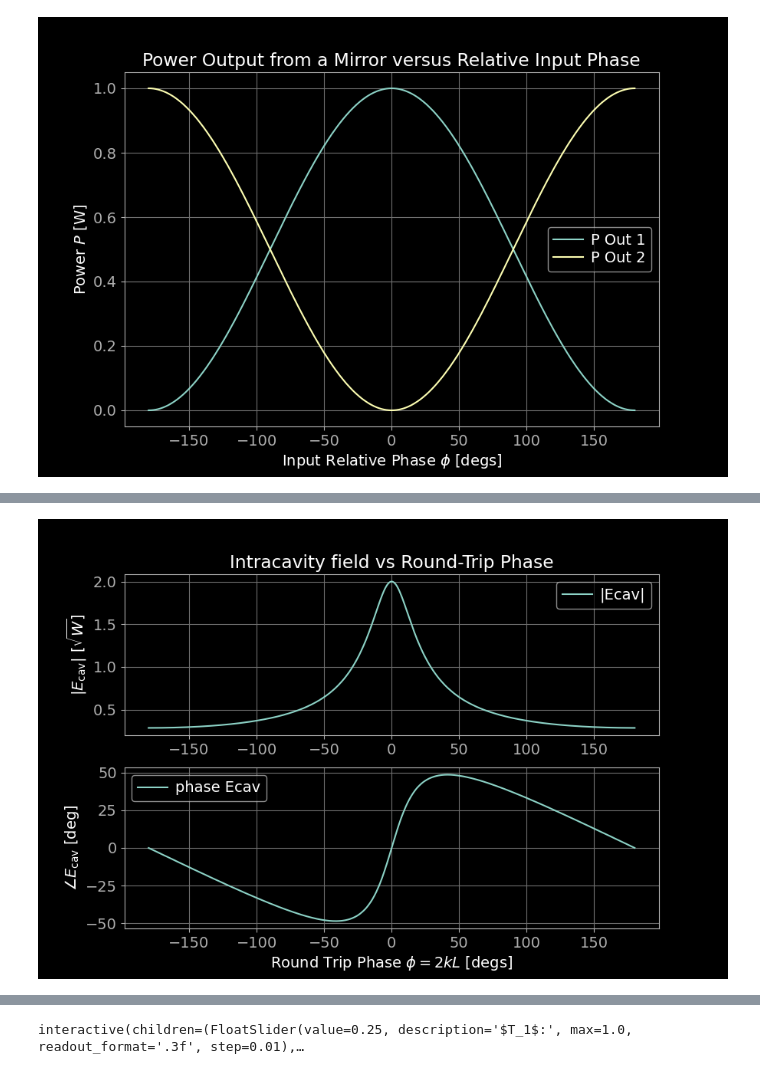
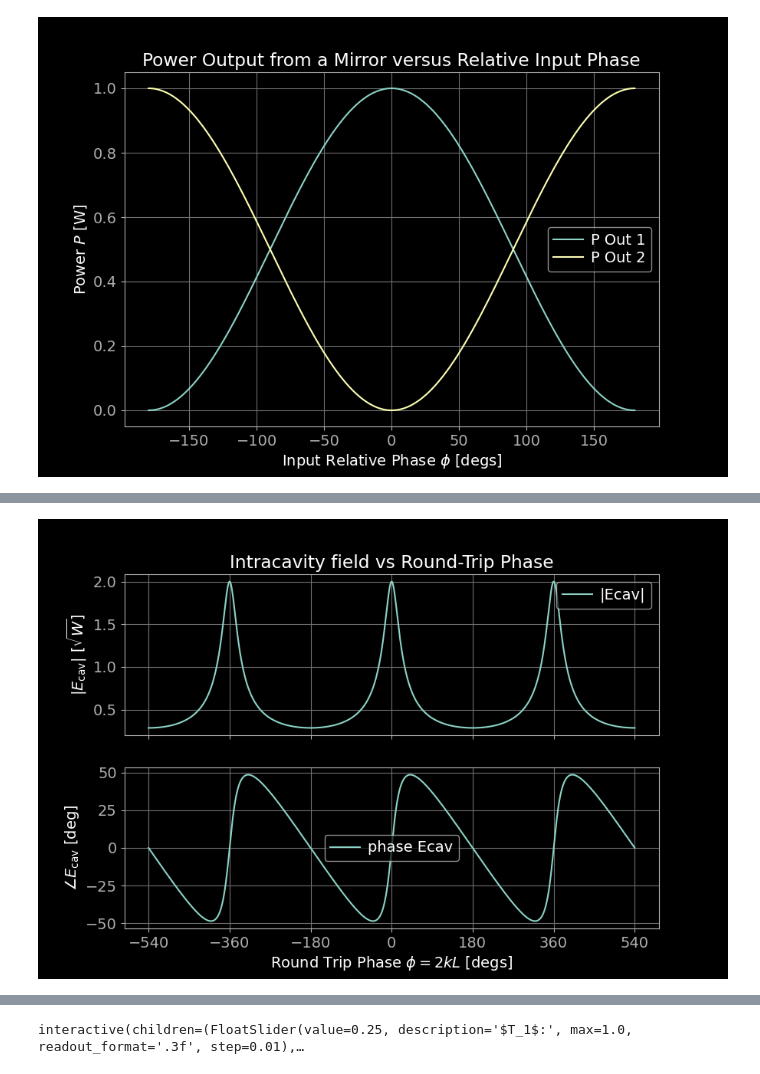
Before and after one commit to ccahilla/lasers-and-optomechanics, a Jupyter notebook: chapters/03_fabry_perot.ipynb, the cells around one changed output, grey strips where cells are left out. Cells and saved outputs as stored; diff of their text form; code cells hidden in the pictures.

```diff
--- a/chapters/03_fabry_perot.ipynb
+++ b/chapters/03_fabry_perot.ipynb
@@ -385,7 +400,7 @@ def ecav_fp(phis, ein, trans1, trans2, loss1=0, loss2=0):
     return ecav
 # %%
 # Define a cavity
-phis2 = np.linspace(-np.pi, np.pi, 1000)
+phis2 = np.linspace(-3*np.pi, 3*np.pi, 10000)
 
 # mirror power transmissions
 trans1 = 0.25
@@ -398,23 +413,24 @@ ein = 1 # rtWatts
 ecav = ecav_fp(phis2, ein, trans1, trans2, loss1, loss2)
 # %%
 # Make a Bode plot of the cavity transmission
-fig2, (ax21, ax22) = plt.subplots(2)
+fig2, (ax21, ax22) = plt.subplots(2, sharex=True)
 
 ax21.plot(180/np.pi*phis2, np.abs(ecav), label="|Ecav|")
 ax22.plot(180/np.pi*phis2, np.angle(ecav, deg=True), label="phase Ecav")
 
+ax21.set_xticks(180*np.arange(-3,4))
 ax21.grid()
 ax21.set_title("Intracavity field vs Round-Trip Phase")
 # ax21.set_xlabel(r"Input Relative Phase $\phi$ [degs]")
 ax21.set_ylabel(r"$|E_\mathrm{cav}|$ [$\sqrt{W}$]")
 ax21.legend()
 
 ax22.grid()
 # ax22.set_title("")
 ax22.set_xlabel(r"Round Trip Phase $\phi = 2 k L$ [degs]")
 ax22.set_ylabel(r"$\angle E_\mathrm{cav}$ [deg]")
 ax22.legend()
 
 plt.show()
 # %% [output]
-[figure, old version]
+[figure, new version]
```
Also changed, not shown: parts of 14 cells of this notebook.
